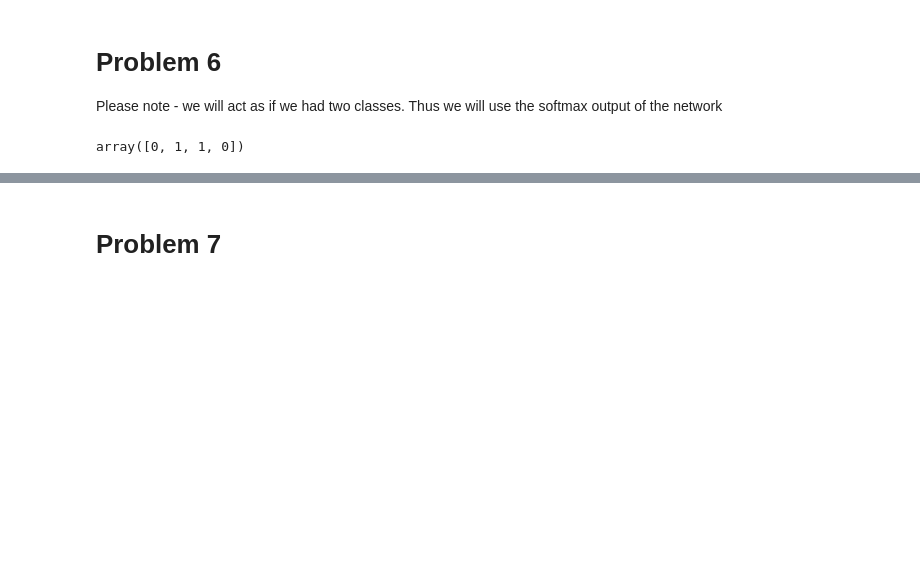
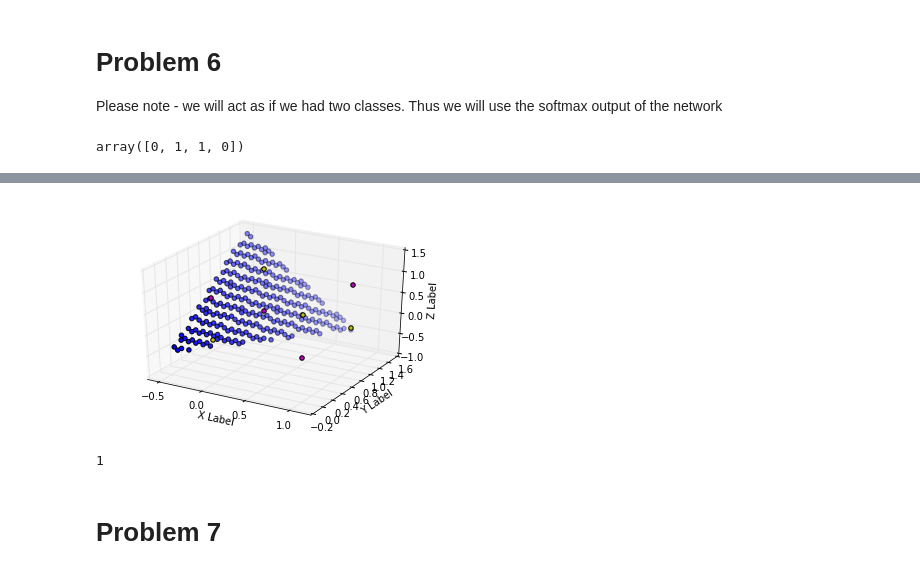
Before and after one commit to scoiatael/nn_assignments, a Jupyter notebook: assignment4/assignment4.ipynb, the cells around one changed output, grey strips where cells are left out. Saved outputs shown, nothing was run; the diff lists cells and outputs as text; code cells hidden in the pictures; blank space fills up the shorter version.

```diff
--- a/assignment4/assignment4.ipynb
+++ b/assignment4/assignment4.ipynb
@@ -450,3 +491,35 @@ title('h2_grid')
+# %%
+pts = []
+for x in range(100):
+    for y in range(100):
+        for z in range(100):
+            if abs(h1[x,y,z]) < 0.01:
+                pts.append([dom[x],dom[y],dom[z]])
+# %%
+pts = array(pts)
+x, y, z = pts[:, 0], pts[:, 1], pts[:, 2]
+# %%
+from mpl_toolkits.mplot3d import Axes3D
+import matplotlib.pyplot as plt
+
+fig = plt.figure()
+ax = fig.add_subplot(111, projection='3d')
+ax.scatter(x,y,z)
+
+for i in range(XOR3Y.size):
+    color = 'y' if XOR3Y[0, i] == 0 else 'm'
+    ax.scatter(XOR3X[0, i], XOR3X[1, i], XOR3X[2, i], c=color)
+ax.set_xlabel('X Label')
+ax.set_ylabel('Y Label')
+ax.set_zlabel('Z Label')
+
+plt.show()
+# %% [output]
+[figure, added]
+# %%
+XOR3Y[0, 1]
+# %% [output]
+1
 # %% [markdown]
 # Problem 7
 # %%
```
Also changed, not shown: parts of 14 cells of this notebook, 2 other files.
